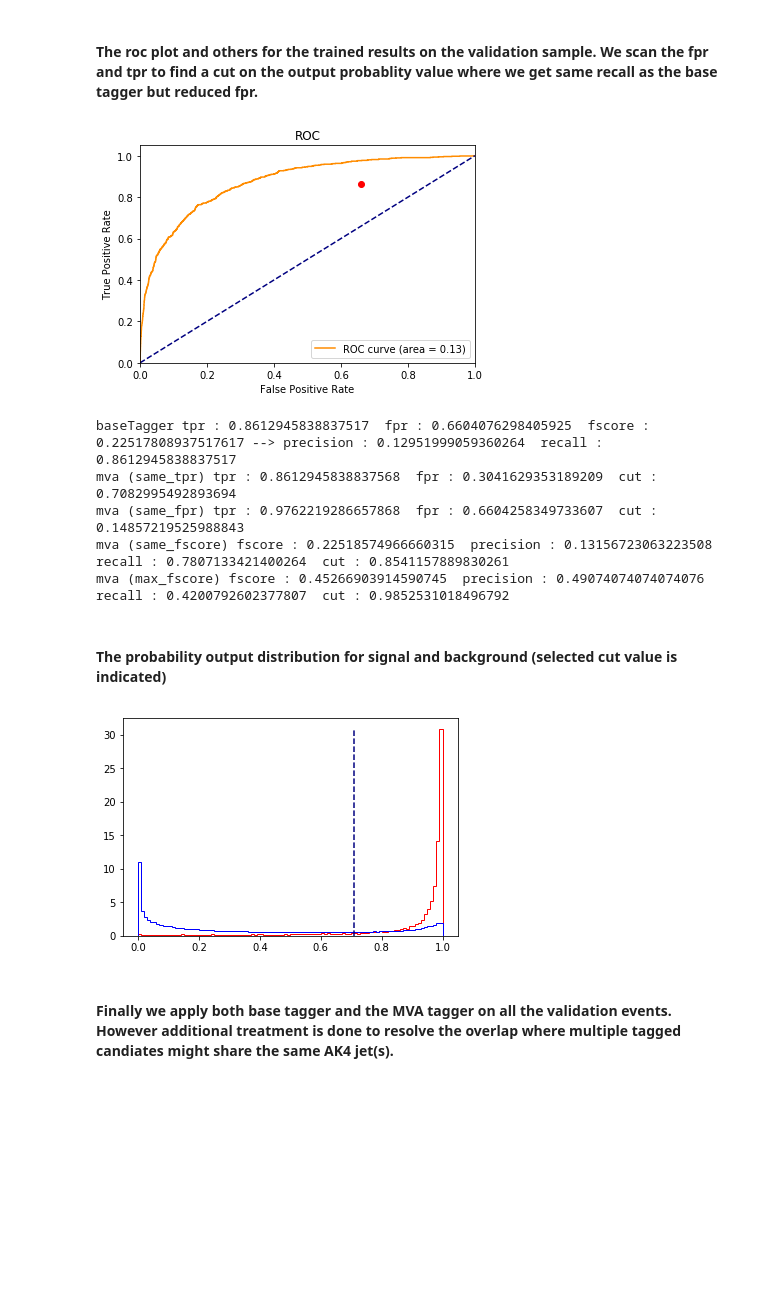
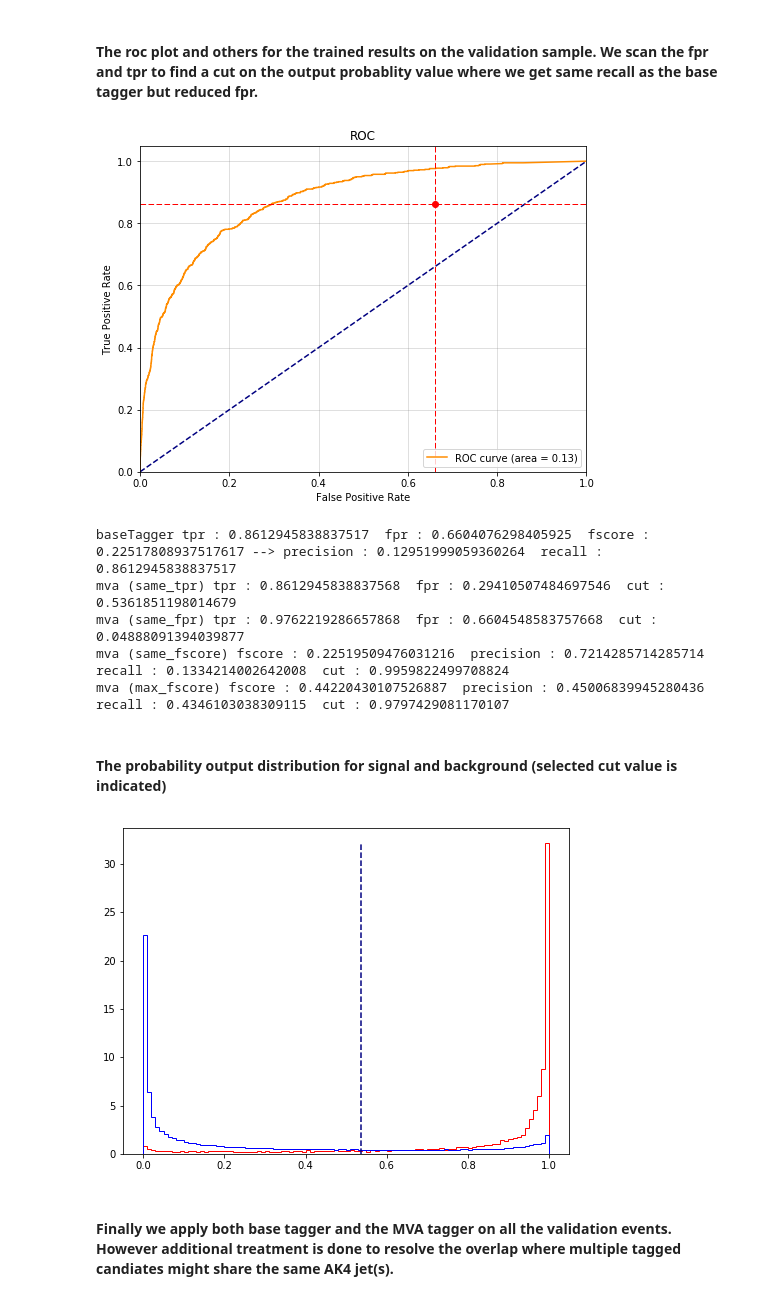
Before and after one commit to lihux25/Projects, a Jupyter notebook: scikit_learn/top_tagger.ipynb, the cells around one changed output. Drawn from its saved outputs; the diff is of its cells as text; code cells hidden in the pictures; blank space fills up the shorter version.

Commit message:
updated plotting

```diff
--- a/scikit_learn/top_tagger.ipynb
+++ b/scikit_learn/top_tagger.ipynb
@@ -126,5 +141,6 @@ npyInputWgts = np.array(df_shuffled.ix[:, 'weight'])
 # %% [markdown]
 #### Start the Random Forest classifier using scikit-learn package
 # %%
-clf = RandomForestClassifier(n_estimators=100, max_depth=14, n_jobs=4)
-clf = clf.fit(npyInputData, npyInputAnswer, npyInputWgts)
+#clf = RandomForestClassifier(n_estimators=100, max_depth=14, n_jobs=4)
+clf = RandomForestClassifier(n_estimators=100, max_depth=18, n_jobs=4)
+%time clf = clf.fit(npyInputData, npyInputAnswer, npyInputWgts)
@@ -186,4 +213,5 @@ def corrMat(m):
 # %%
+plt.rc('figure', figsize=(10, 10))
 ecv = EmpiricalCovariance()
 _=ecv.fit(val_slimNpData0_ttbar)
 corr0_ttbar = corrMat(np.matrix(ecv.covariance_))
@@ -191,3 +219,10 @@ _=ecv.fit(val_slimNpData1_ttbar)
 corr1_ttbar = corrMat(np.matrix(ecv.covariance_))
 _=ecv.fit(val_slimNpData_zinv)
 corr_zinv = corrMat(np.matrix(ecv.covariance_))
+figs, axes = plt.subplots(2, 2)
+plot_corrMat(corr0_ttbar, listToGet, figs, axes[0, 0])
+plot_corrMat(corr1_ttbar, listToGet, figs, axes[0, 1])
+plot_corrMat(corr_zinv, listToGet, figs, axes[1, 0])
+figs.delaxes(axes[1, 1])
+figs.tight_layout()
+plt.show()
@@ -216,4 +231,4 @@ plt.savefig("feature_corrolation_Znunu.png")
 # %% [markdown]
 #### We have a base tagger used in the past. It's a simple tagger with squared cuts on some basic kinematic variables. Now we use it as a reference to find the improvement of the MVA training. Note that one of the feature the base tagger was it's high recall which is what we'd like to keep.
 # %%
-val_df['passBaseTagger'] = val_df.apply(baseTaggerReqs, axis=1)
+%time val_df['passBaseTagger'] = val_df.apply(baseTaggerReqs, axis=1)
@@ -251,6 +269,8 @@ Name: sampleWgt, dtype: float64
 # %% [markdown]
 #### The roc plot and others for the trained results on the validation sample. We scan the fpr and tpr to find a cut on the output probablity value where we get same recall as the base tagger but reduced fpr.
 # %%
+plt.rc('figure', figsize=(8, 6))
+
 val_npInputAnswers_sel = val_npInputAnswers[np.array(sr_cuts)]
 val_output_sel = val_output[np.array(sr_cuts)]
 
@@ -268,45 +288,48 @@ _ = plt.ylabel('True Positive Rate')
 _ = plt.title('ROC')
 _ = plt.legend(loc='lower right')
 _ = plt.plot(fpr_base, tpr_base, 'or')
+_ = plt.plot([0, 1], [tpr_base, tpr_base], ls='--', color='red', lw=1)
+_ = plt.plot([fpr_base, fpr_base], [0, 1.05], ls='--', color='red', lw=1)
+_ = plt.grid(b=True, color='grey', ls='-', lw=0.5, alpha=0.5)
 plt.show()
 #_=plt.plot(recall, precision, color = 'darkorange')
 #_=plt.xlim([0.0, 1.0])
 #_=plt.ylim([0.0, 1.05])
 #_=plt.xlabel('recall')
 #_=plt.ylabel('precision')
 #_=plt.title('precision-recall')
 #_=plt.plot(precision_base, recall_base, 'or')
 #plt.show()
 # Get the cut value for where we have same tpr as the tpr_base
 idx_same_tpr = -1
 idx_same_fpr = -1
 for i in range(len(fpr)-1):
     if(tpr[i]<tpr_base and tpr[i+1]>=tpr_base):
         idx_same_tpr = i+1
     if(fpr[i]<fpr_base and fpr[i+1]>=fpr_base):
         idx_same_fpr = i+1
 idx_same_fscore = -1
 idx_max_fscore = -1
 for i in range(len(fscore)-1):
     if(fscore[i]<fscore_base and fscore[i+1]>=fscore_base):
         idx_same_fscore = i+1
     if idx_max_fscore == -1 or (fscore[idx_max_fscore]<fscore[i]):
         idx_max_fscore = i
 # We want a high recall (tpr) working point (as high as the base tagger)
 mva_cut = thresholds_roc[idx_same_tpr]
 alt_mva_cut = thresholds_roc[idx_same_fpr]
 print('baseTagger tpr : {}  fpr : {}  fscore : {} --> precision : {}  recall : {}'.format(tpr_base, fpr_base, fscore_base, precision_base, recall_base))
 print('mva (same_tpr) tpr : {}  fpr : {}  cut : {}'.format(tpr[idx_same_tpr], fpr[idx_same_tpr], mva_cut))
 print('mva (same_fpr) tpr : {}  fpr : {}  cut : {}'.format(tpr[idx_same_fpr], fpr[idx_same_fpr], alt_mva_cut))
 print('mva (same_fscore) fscore : {}  precision : {}  recall : {}  cut : {}'.format(fscore[idx_same_fscore], precision[idx_same_fscore], recall[idx_same_fscore], thresholds_pr[idx_same_fscore]))
 print('mva (max_fscore) fscore : {}  precision : {}  recall : {}  cut : {}'.format(fscore[idx_max_fscore], precision[idx_max_fscore], recall[idx_max_fscore], thresholds_pr[idx_max_fscore]))
 # %% [output]
-[figure, old version]
+[figure, new version]
 baseTagger tpr : 0.8612945838837517  fpr : 0.6604076298405925  fscore : 0.22517808937517617 --> precision : 0.12951999059360264  recall : 0.8612945838837517
-mva (same_tpr) tpr : 0.8612945838837568  fpr : 0.3041629353189209  cut : 0.7082995492893694
-mva (same_fpr) tpr : 0.9762219286657868  fpr : 0.6604258349733607  cut : 0.14857219525988843
-mva (same_fscore) fscore : 0.22518574966660315  precision : 0.13156723063223508  recall : 0.7807133421400264  cut : 0.8541157889830261
-mva (max_fscore) fscore : 0.45266903914590745  precision : 0.49074074074074076  recall : 0.4200792602377807  cut : 0.9852531018496792
+mva (same_tpr) tpr : 0.8612945838837568  fpr : 0.29410507484697546  cut : 0.5361851198014679
+mva (same_fpr) tpr : 0.9762219286657868  fpr : 0.6604548583757668  cut : 0.04888091394039877
+mva (same_fscore) fscore : 0.22519509476031216  precision : 0.7214285714285714  recall : 0.1334214002642008  cut : 0.9959822499708824
+mva (max_fscore) fscore : 0.44220430107526887  precision : 0.45006839945280436  recall : 0.4346103038309115  cut : 0.9797429081170107
 # %% [markdown]
 #### The probability output distribution for signal and background (selected cut value is indicated)
 # %%
@@ -316,7 +339,7 @@ y_sig, x_sig, _=plt.hist(sig_val_output, range = (0, 1.0), normed = True, color
 y_bkg, x_bkg, _=plt.hist(bkg_val_output, range = (0, 1.0), normed = True, color = 'blue', bins = 100, histtype='step')
 _=plt.plot([mva_cut, mva_cut], [0, max(y_sig.max(), y_bkg.max())], color='navy', linestyle = '--')
 # %% [output]
-[figure, old version]
+[figure, new version]
 # %% [markdown]
 #### Finally we apply both base tagger and the MVA tagger on all the validation events. However additional treatment is done to resolve the overlap where multiple tagged candiates might share the same AK4 jet(s).
 # %%
```
Also changed, not shown: parts of 16 cells of this notebook, 1 other file.
